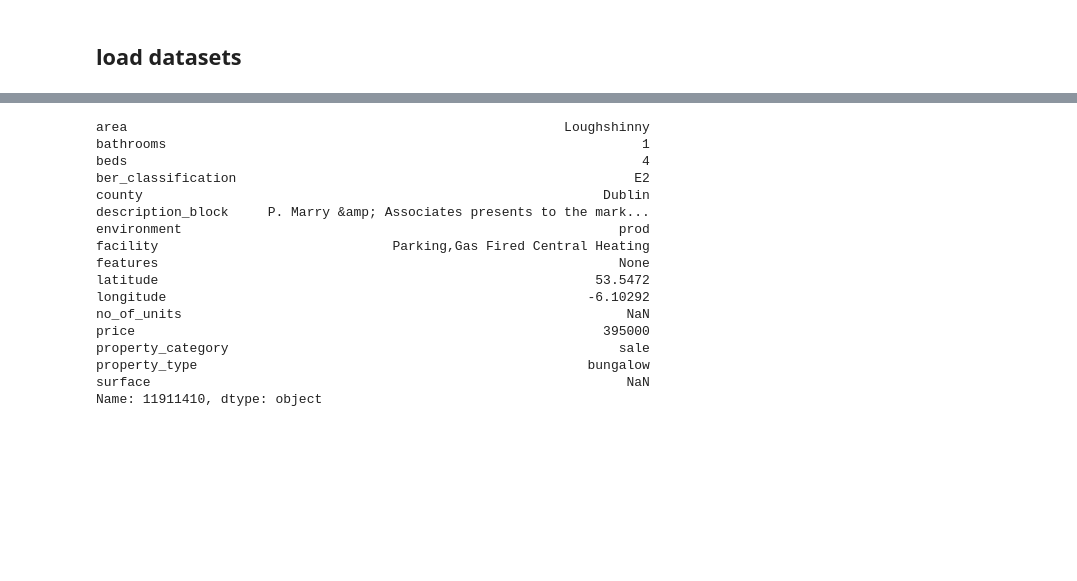
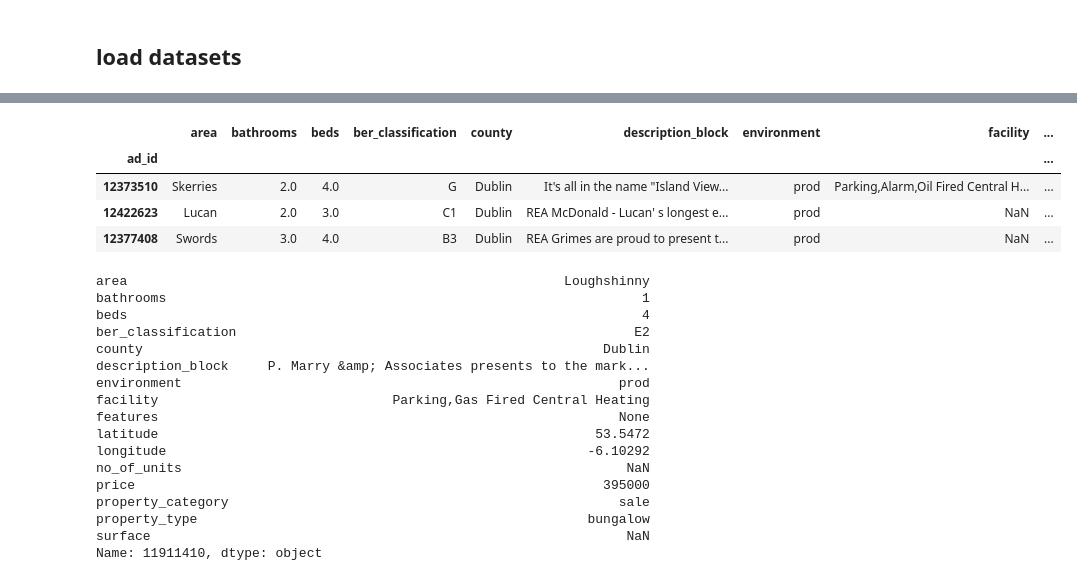
Before and after one commit to erinkhoo/House_pricing_dataset, a Jupyter notebook: MLcompetition_Erin_Khoo_19225733.ipynb, the cells around one changed output, grey strips where cells are left out. Saved outputs shown, nothing was run; the diff lists cells and outputs as text; code cells hidden in the pictures; blank space fills up the shorter version.

```diff
--- a/MLcompetition_Erin_Khoo_19225733.ipynb
+++ b/MLcompetition_Erin_Khoo_19225733.ipynb
@@ -57,3 +64,11 @@ dftest  = pd.read_csv( "test.csv",index_col='ad_id')
+# %%
+dftest.head(3)
+# %% [output]
+|  | area | bathrooms | beds | ber_classification | county | description_block | environment | facility | ... |
+| ad_id |  |  |  |  |  |  |  |  | ... |
+| 12373510 | Skerries | 2.0 | 4.0 | G | Dublin | It's all in the name "Island View... | prod | Parking,Alarm,Oil Fired Central H... | ... |
+| 12422623 | Lucan | 2.0 | 3.0 | C1 | Dublin | REA McDonald - Lucan' s longest e... | prod | NaN | ... |
+| 12377408 | Swords | 3.0 | 4.0 | B3 | Dublin | REA Grimes are proud to present t... | prod | NaN | ... |
 # %%
 row=150
 entry=dftrain.iloc[row:row+1,:]
```
Also changed, not shown: parts of 2 cells of this notebook.
